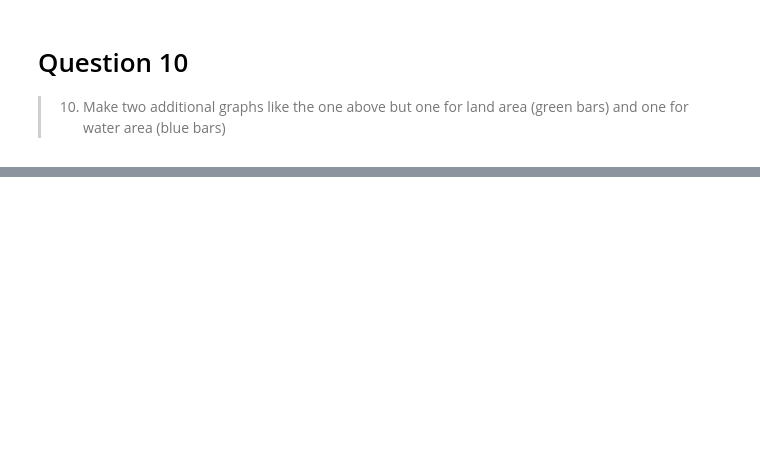
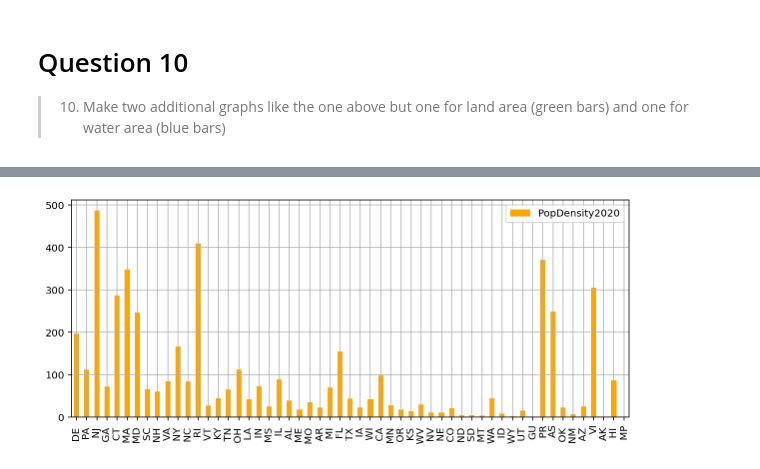
Before and after one commit to egodat/ds_1300_notebooks, a Jupyter notebook: work/02_assignment.ipynb, the cells around one changed output, grey strips where cells are left out. Cells and saved outputs as stored; diff of their text form; code cells hidden in the pictures; blank space fills up the shorter version.

```diff
--- a/work/02_assignment.ipynb
+++ b/work/02_assignment.ipynb
@@ -259,0 +240,7 @@ plot.set_xticklabels(statesbydate['Abbreviation']);
+# %%
+states_territories = statesbydate[statesbydate['Status']!='Federal District']
+# %%
+plot = states_territories[['PopDensity2020','Abbreviation']].plot(kind='bar',figsize=(10,4),color='orange',grid=True)
+plot.set_xticklabels(states_territories['Abbreviation']);
+# %% [output]
+[figure, added]
```
Also changed, not shown: parts of 9 cells of this notebook, 6 other files.
